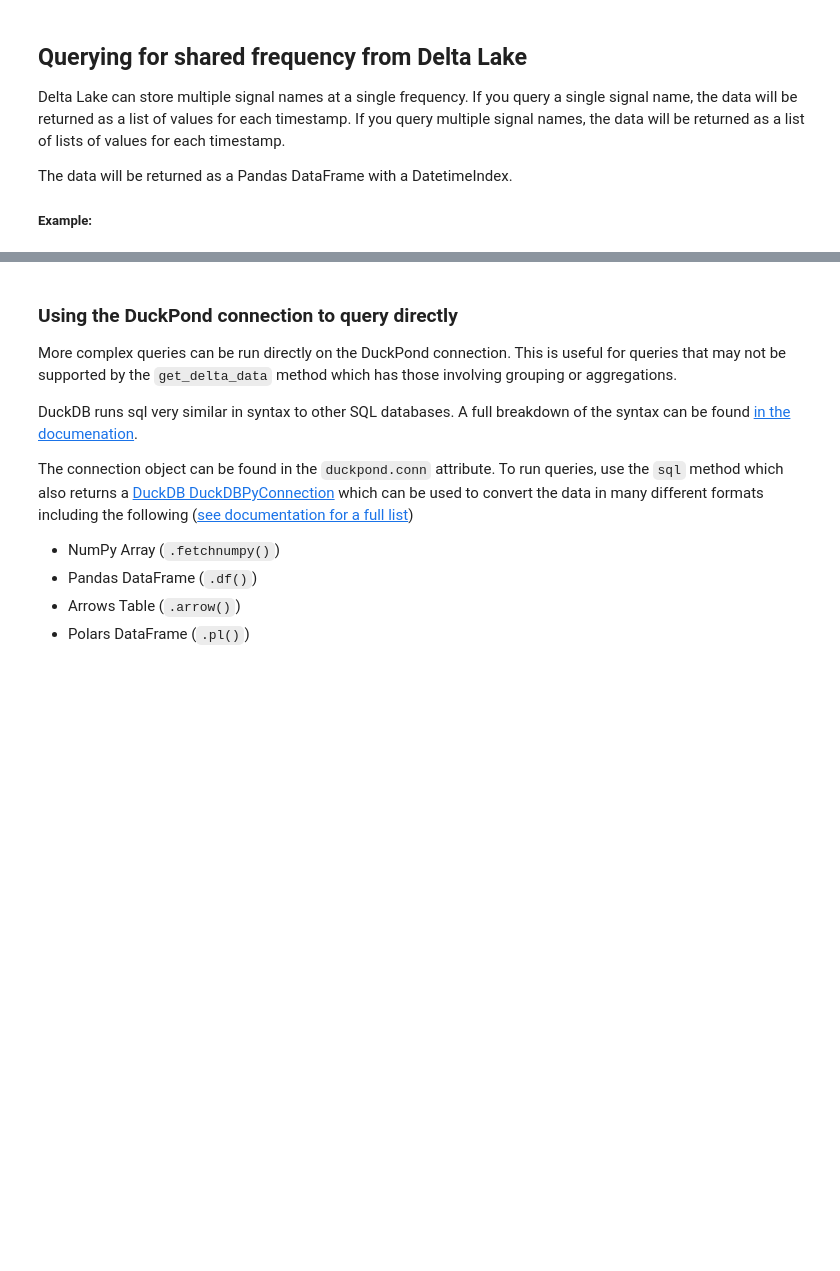
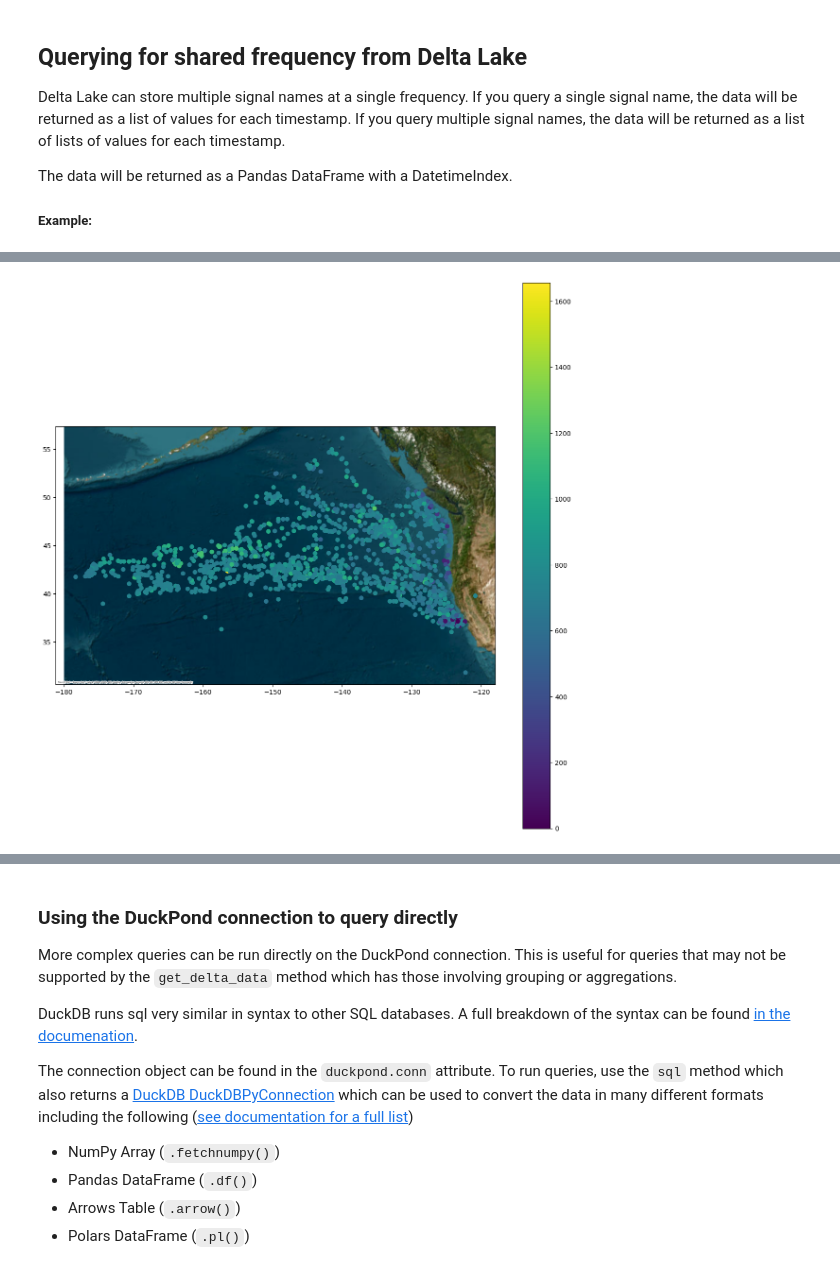
Before and after one commit to ecophysviz-lab/DiveDB, a Jupyter notebook: data_querying_documentation.ipynb, the cells around one changed output, grey strips where cells are left out. Drawn from its saved outputs; the diff is of its cells as text; code cells hidden in the pictures; blank space fills up the shorter version.

```diff
--- a/data_querying_documentation.ipynb
+++ b/data_querying_documentation.ipynb
@@ -122,0 +190,15 @@ duckpond.get_delta_data(
+# %%
+import pandas as pd
+df2 = pd.merge(
+    pd.merge(
+        df[df['label'] == 'lat'].rename(columns={'minval': 'min_lat', 'maxval': 'max_lat'}).drop(columns=["label"]),
+        df[df['label'] == 'lon'].rename(columns={'minval': 'min_lon', 'maxval': 'max_lon'}).drop(columns=["label"]),
+        on=['animal', 'day'],
+        suffixes=('_lat', '_lon')
+    ),
+    df[df['label'] == 'corr_depth'].rename(columns={'minval': 'min_depth', 'maxval': 'max_depth'}).drop(columns=["label"]),
+    on=['animal', 'day'],
+    suffixes=('', '_depth')
+)
+
+df2
@@ -122,0 +219,16 @@ duckpond.get_delta_data(
+# %%
+import geopandas as gpd
+import contextily as ctx
+
+gdf = gpd.GeoDataFrame(
+    df2.reset_index(),
+    geometry=gpd.points_from_xy(df2.reset_index().min_lon, df2.reset_index().min_lat),
+    crs="EPSG:4326"
+)
+
+gdf = gdf[gdf.min_lon < -120]
+
+ax = gdf.plot(column="max_depth", figsize=(15, 15), legend=True)
+ctx.add_basemap(ax, crs=gdf.crs.to_string(), source=ctx.providers.Esri.WorldImagery, attribution_size=3, zoom=4)
+# %% [output]
+[figure, added]
```
Also changed, not shown: parts of 4 cells of this notebook, 2 other files.
